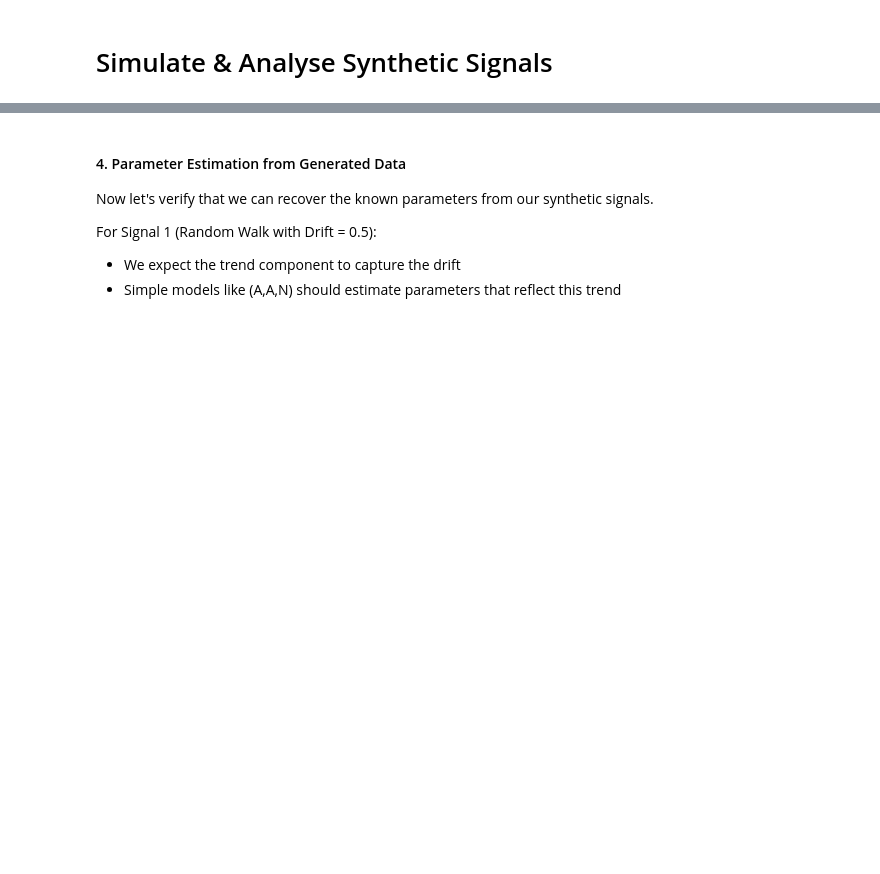
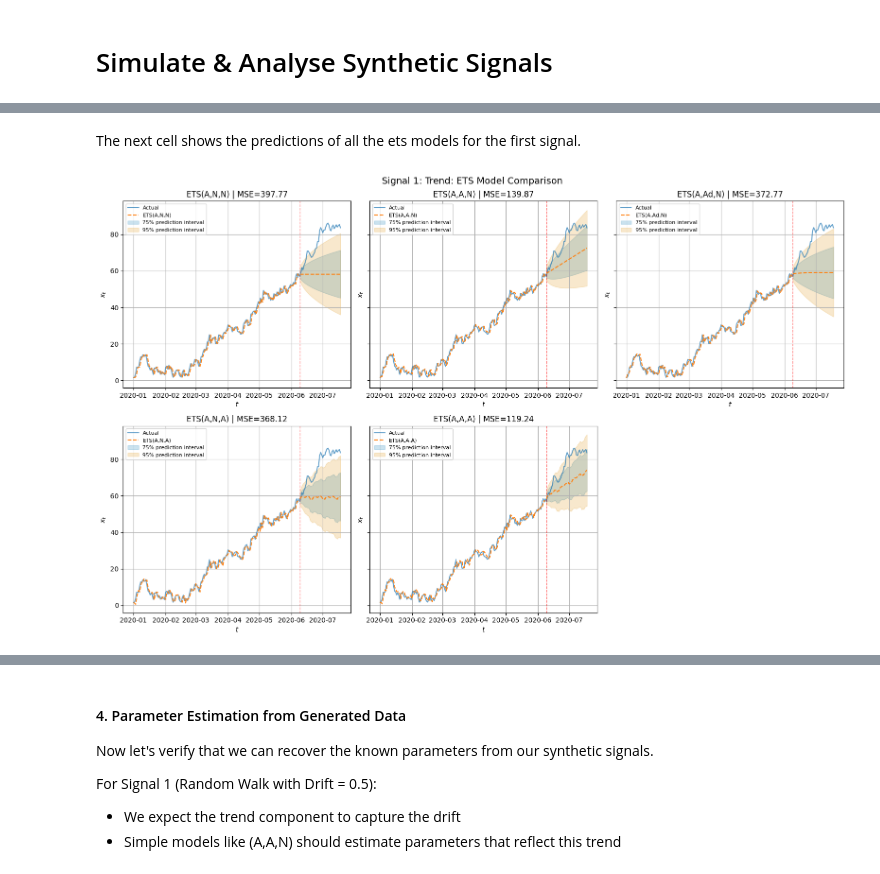
Before and after one commit to V8-Luky/time, a Jupyter notebook: notebooks/06_Exercise.ipynb, the cells around one changed output, grey strips where cells are left out. Cells and saved outputs as stored; diff of their text form; code cells hidden in the pictures; blank space fills up the shorter version.

```diff
--- a/notebooks/06_Exercise.ipynb
+++ b/notebooks/06_Exercise.ipynb
@@ -285,0 +118,23 @@ print("\nNote: Small MSE differences are expected due to different optimization
+# %%
+
+ets_configs = {
+    'ETS(A,N,N)': AutoETS(error='add', trend=None, seasonal=None, auto=False),
+    'ETS(A,A,N)': AutoETS(error='add', trend='add', seasonal=None, auto=False),
+    'ETS(A,Ad,N)': AutoETS(error='add', trend='add', damped_trend=True, seasonal=None, auto=False),
+    'ETS(A,N,A)': AutoETS(error='add', trend=None, seasonal='add', sp=period, auto=False),
+    'ETS(A,A,A)': AutoETS(error='add', trend='add', seasonal='add', sp=period, auto=False),
+}
+# %%
+print("Comparing ETS Models on Different Synthetic Signals")
+print("=" * 80)
+
+all_results = {}
+for i, (name, signal) in enumerate(signals.items()):
+    results = compare_ets_models(signal, name, train_size, ets_configs=ets_configs)
+    all_results[name] = results
+
+    df_results = pd.DataFrame([{k: v for k, v in r.items() if k not in ['fitted', 'predictions', 'interval']}
+                                for r in results])
+    print(f"\n{name}")
+    print("-" * 80)
+    print(df_results.to_string(index=False))
@@ -285,0 +159,26 @@ print("\nNote: Small MSE differences are expected due to different optimization
+# %%
+def plot_forecasts(signal, signal_name, results):
+    fig, axs = get_figure(nrows=2, ncols=3, figsize=(16, 10), sharey=True)
+
+    for i, result in enumerate(results):
+        if i < len(axs):
+            ax = axs[i]
+            time_plot(x=signal.index, y=signal, label='Actual', ax=ax, alpha=0.7)
+            ax.axvline(x=signal.index[train_size], color='red', linestyle='--', linewidth=1, alpha=0.5)
+            plot_fit_and_forecast(ax, result['fitted'], result['predictions'],
+                                result['interval'], model_name=result['Model'])
+            ax.set_title(f"{result['Model']} | MSE={result['MSE']:.2f}")
+            ax.legend(fontsize=8)
+
+    if len(results) < len(axs):
+        axs[-1].axis('off')
+
+    fig.suptitle(f"{signal_name}: ETS Model Comparison", fontsize=14)
+    fig.tight_layout()
+# %% [markdown]
+The next cell shows the predictions of all the ets models for the first signal.
+# %%
+signal = list(signals.items())[0]
+plot_forecasts(signal=signal[1],signal_name=signal[0], results=all_results[signal[0]])
+# %% [output]
+[figure, added]
```
Also changed, not shown: parts of 35 cells of this notebook.
